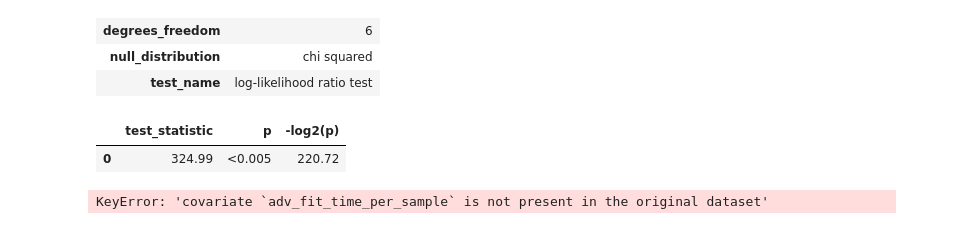
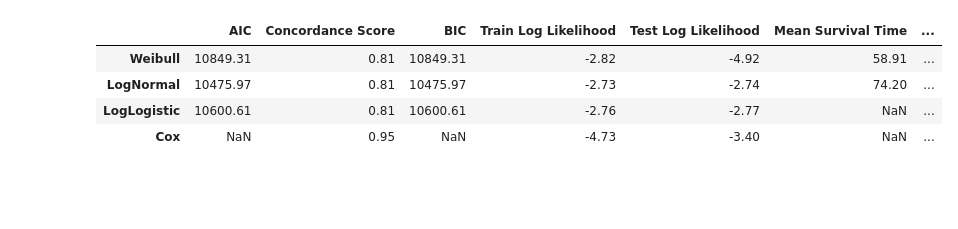
Before and after one commit to simplymathematics/deckard, a Jupyter notebook: examples/pytorch/weibull.ipynb, the cells around one changed output. Saved outputs shown, nothing was run; the diff lists cells and outputs as text; code cells hidden in the pictures; blank space fills up the shorter version.

```diff
--- a/examples/pytorch/weibull.ipynb
+++ b/examples/pytorch/weibull.ipynb
@@ -217,30 +427,33 @@ log_logistic_graph, llt, llt_test = plot_aft(
 # %%
 aft_dict = {
     "Weibull": wft,
     "LogNormal": lnt,
     "LogLogistic": llt,
+    "Cox": cft,
 }
 aft_data = pd.DataFrame()
 aft_data.index.name = "Model"
 aft_data.index = aft_dict.keys()
-aft_data["AIC"] = [x.AIC_ for x in aft_dict.values()]
-aft_data["LogLikelihood"] = [x.log_likelihood_ for x in aft_dict.values()]
+aft_data["AIC"] = [x.AIC_ if not isinstance(x, CoxPHFitter) else np.nan for x in aft_dict.values() ]
+# aft_data["LogLikelihood"] = [x.log_likelihood_ for x in aft_dict.values()]
 aft_data["Concordance Score"] = [x.concordance_index_ for x in aft_dict.values()]
-aft_data["BIC"] = [x.BIC_ for x in aft_dict.values()]
+aft_data["BIC"] = [x.AIC_ if not isinstance(x, CoxPHFitter) else np.nan for x in aft_dict.values()]
+aft_data['Train Log Likelihood'] = [x['train_score'] for x in [wft_scores, lnt_scores, llt_scores, cox_scores]]
+aft_data['Test Log Likelihood'] = [x['test_score'] for x in [wft_scores, lnt_scores, llt_scores, cox_scores]]
+aft_data['Mean Survival Time'] = [x.mean_survival_time_  if hasattr(x, "mean_survival_time_") else np.nan for x in aft_dict.values()]
+aft_data['Median Survival Time'] = [x.median_survival_time_ if hasattr(x, "median_survival_time_") else np.nan  for x in aft_dict.values()]
+aft_data['True Median Survival Time'] = np.median(y_train)
+aft_data['True Mean Survival Time'] = np.mean(y_train)
+aft_data[r'% Error Median'] = np.abs(aft_data['Median Survival Time'] - aft_data['True Median Survival Time']) /aft_data['True Median Survival Time'] * 100
+aft_data[r'% Error Mean'] = np.abs(aft_data['Mean Survival Time'] - aft_data['True Mean Survival Time'] ) /aft_data['True Mean Survival Time'] * 100
+aft_data['Error in Seconds from the Mean'] = np.abs(aft_data['Mean Survival Time'] - aft_data['True Mean Survival Time'] ) /aft_data['True Mean Survival Time']
 aft_data = aft_data.round(2)
 aft_data.to_csv(FOLDER / "aft_comparison.csv")
 logger.info(f"Saved AFT comparison to {FOLDER / 'aft_comparison.csv'}")
+aft_data
+# %% [output]
+|  | AIC | Concordance Score | BIC | Train Log Likelihood | Test Log Likelihood | Mean Survival Time | ... |
+| Weibull | 10849.31 | 0.81 | 10849.31 | -2.82 | -4.92 | 58.91 | ... |
+| LogNormal | 10475.97 | 0.81 | 10475.97 | -2.73 | -2.74 | 74.20 | ... |
+| LogLogistic | 10600.61 | 0.81 | 10600.61 | -2.76 | -2.77 | NaN | ... |
+| Cox | NaN | 0.95 | NaN | -4.73 | -3.40 | NaN | ... |
-# %%
-wft.log_likelihood_ratio_test()
-# %% [output]
-| degrees_freedom | 6 |
-| null_distribution | chi squared |
-| test_name | log-likelihood ratio test |
-|  | test_statistic | p | -log2(p) |
-| 0 | 324.99 | <0.005 | 220.72 |
-# %%
-covariates = list(cleaned.columns)
-values = cleaned
-lnt.plot_partial_effects_on_outcome(covariates, values )
-# %% [output]
-KeyError: 'covariate `adv_fit_time_per_sample` is not present in the original dataset'
```
Also changed, not shown: parts of 13 cells of this notebook, 1 other file.
